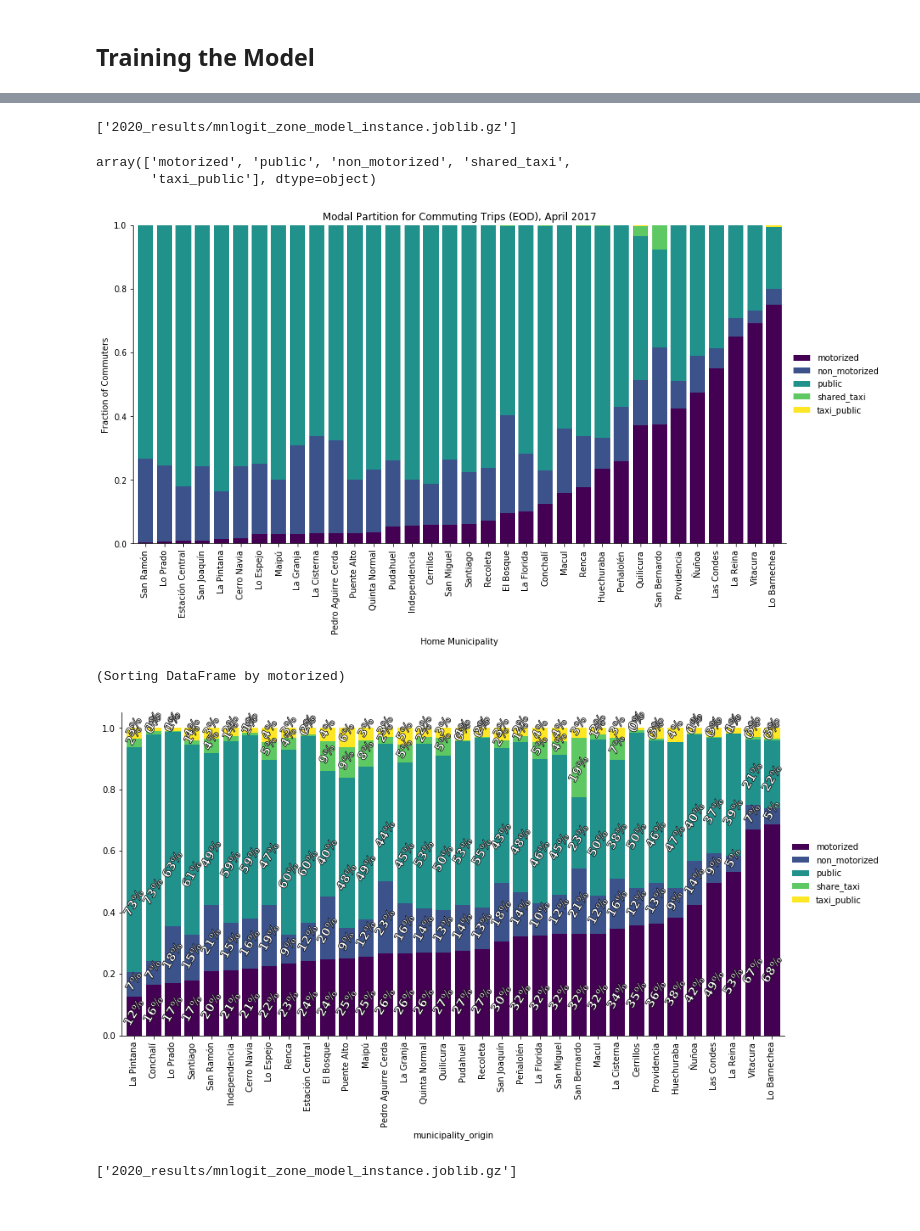
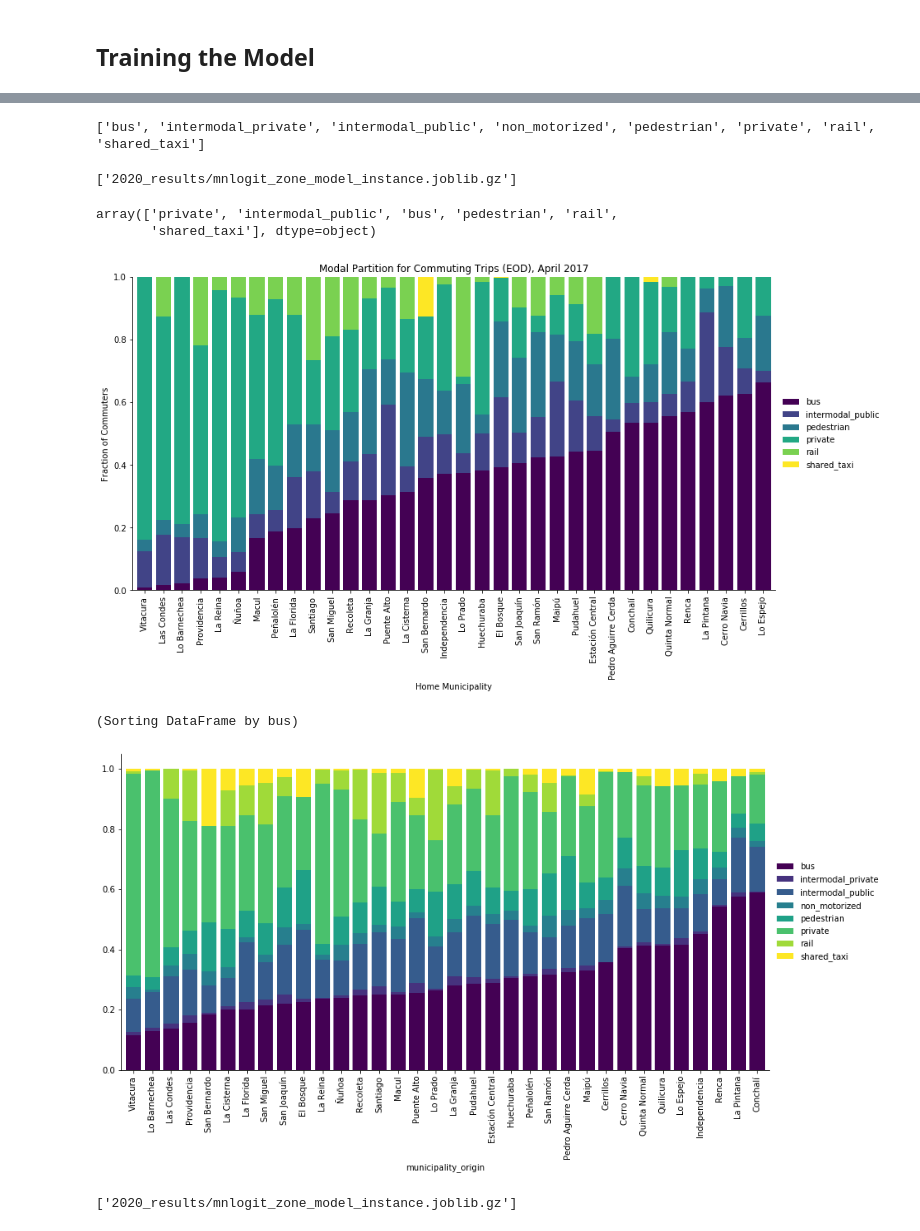
Before and after one commit to Vokturz/mode_of_transportation_notebooks, a Jupyter notebook: EOD_Model_v3.ipynb, the cells around one changed output, grey strips where cells are left out. Saved outputs shown, nothing was run; the diff lists cells and outputs as text; code cells hidden in the pictures.

```diff
--- a/EOD_Model_v3.ipynb
+++ b/EOD_Model_v3.ipynb
@@ -128,16 +128,24 @@ def time_mapping(time):
     else:
         return 'night'
 
-mode_mapping = {
-    'Bip!': 'public',
-    'Auto': 'motorized',
-    'Caminata': 'non_motorized',
-    'Bicicleta': 'non_motorized',
-    'Bip! - Otros Público': 'taxi_public',
-    'Taxi Colectivo': 'share_taxi',
-    'Bip! - Otros Privado': 'taxi_public',
-    'Taxi': 'motorized'
-}
+mode_mapping = {'Auto': 'private',
+ 'Bus TS': 'bus',
+ 'Bus no TS': 'bus',
+ 'Metro': 'rail',
+ 'Taxi Colectivo': 'shared_taxi',
+ 'Taxi ': 'private',
+ 'Bus TS - Bus no TS': 'bus',
+ 'Auto - Metro': 'intermodal_private',
+ 'Bus TS - Metro': 'intermodal_public',
+ 'Bus no TS - Metro': 'intermodal_public',
+ 'Taxi Colectivo - Metro': 'intermodal_private',
+ 'Taxi - Metro': 'intermodal_private',
+ 'Otros - Metro': 'intermodal_public',
+ 'Otros - Bus TS': 'intermodal_public',
+ 'Otros - Bus TS - Metro': 'intermodal_public',
+ 'Otros': 'other',
+ 'Caminata': 'pedestrian',
+ 'Bicicleta': 'non_motorized'}
 
 def estudio_mapping(e):
     if e==1:
@@ -175,17 +183,17 @@ distances = pd.read_csv('./2012_eod_stgo/EOD_STGO/DistanciaViaje.csv', sep=';',
 hogares = pd.read_csv('./2012_eod_stgo/EOD_STGO/Hogares.csv', encoding='iso-8859-1', sep=';', index_col='Hogar', decimal=',')
 
 purposes = pd.read_csv('./2012_eod_stgo/EOD_STGO/Tablas_parametros/Proposito.csv', sep=';', index_col='Id')
-modes = pd.read_csv('./2012_eod_stgo/EOD_STGO/Tablas_parametros/ModoDifusion.csv', sep=';', encoding='iso-8859-1', index_col='ID')
+modes = pd.read_csv('./2012_eod_stgo/EOD_STGO/Tablas_parametros/ModoAgregado.csv', sep=';', encoding='iso-8859-1', index_col='ID')
 sectors = pd.read_csv('./2012_eod_stgo/EOD_STGO/Tablas_parametros/Sector.csv', sep=';', encoding='utf-8', index_col='Sector')
 comunas = pd.read_csv('./2012_eod_stgo/EOD_STGO/Tablas_parametros/Comunas.csv', sep=',', encoding='utf-8', index_col='Id')
 
-mode_per_trip = (pd.read_csv('./2012_eod_stgo/EOD_STGO/ViajesDifusion.csv', sep=';', index_col='Viaje')
-                .join(modes.rename(columns={'ModoDifusion': 'mode_of_transportation'}), on='ModoDifusion'))
+#mode_per_trip = (pd.read_csv('./2012_eod_stgo/EOD_STGO/ViajesDifusion.csv', sep=';', index_col='Viaje')
+#                .join(modes.rename(columns={'ModoDifusion': 'mode_of_transportation'}), on='ModoDifusion'))
 # %%
 trip_features = (eod.join(distances)
  .pipe(lambda x: x[(x['Imputada'] == 0) & (~x.SectorOrigen.isin([0, 7, 9])) & (~x.SectorDestino.isin([0, 7, 9]))])
  .join(purposes.rename(columns={'Proposito': 'purpose'}), on='Proposito')
- .join(mode_per_trip[['mode_of_transportation']])
+ .join(modes.rename({'Modo': 'mode_of_transportation'}, axis=1), on='ModoAgregado')
  .assign(distance=lambda x: x['DistEuclidiana'] / 1000)
  .pipe(lambda x: x[x.distance.between(0.5, 50)])
  .pipe(lambda x: x[x.AnoNac < 1995])
@@ -386,11 +478,14 @@ MNLogit Regression Results
 # %%
 import json
 # sadly statsmodels doesn't save this. presumably it's in alphabetical order, but it's better to check.
-column_names = ['motorized', 'non_motorized', 'public', 'shared_taxi', 'taxi_public']
+column_names = list(feature_matrix.mode_of_transportation.cat.categories)
+print(column_names)
 
 with open('2020_results/mnlogit_column_names.json', 'wt') as f:
     json.dump(column_names, f)
 # --------------------------------------- #
+# %% [output]
+['bus', 'intermodal_private', 'intermodal_public', 'non_motorized', 'pedestrian', 'private', 'rail', 'shared_taxi']
 # %%
 import joblib
 
@@ -398,26 +493,26 @@ joblib.dump(model_results, '2020_results/mnlogit_zone_model_instance.joblib.gz')
 # %% [output]
 ['2020_results/mnlogit_zone_model_instance.joblib.gz']
 # %%
-predictions = model_results.predict(trip_features)
+predictions = model_results.predict(feature_matrix)
 predictions.columns = column_names
 predictions['model_mode'] = predictions.idxmax(axis=1)
 predictions = predictions.join(trip_features.municipality_origin)
 predictions.model_mode.unique()
 # %% [output]
-array(['motorized', 'public', 'non_motorized', 'shared_taxi',
-       'taxi_public'], dtype=object)
+array(['private', 'intermodal_public', 'bus', 'pedestrian', 'rail',
+       'shared_taxi'], dtype=object)
 # %%
 modal_partition = predictions.groupby(['municipality_origin', 'model_mode']).size().reset_index()
 modal_partition = modal_partition.pivot_table(index='municipality_origin', columns='model_mode').fillna(0)
 modal_partition = pd.DataFrame(normalize(modal_partition, norm='l1'), index=modal_partition.index, columns=modal_partition.columns.levels[1])
 modal_partition
 
-ax = (modal_partition.sort_values('motorized')
+ax = (modal_partition.sort_values('bus')
  #.pipe(lambda x: x.loc[:,label_order].copy())
  .plot(kind='bar', stacked=True, width=0.8, legend=False, figsize=(14,7), cmap='viridis', edgecolor='none')
 )
 patch_handles = ax.get_children()
-percentages = modal_partition.sort_values('motorized').values.T.flatten()*100
+percentages = modal_partition.sort_values('bus').values.T.flatten()*100
 for i in range(len(patch_handles)):
     patch = patch_handles[i]
     if isinstance(patch, mpl.patches.Rectangle):
@@ -440,12 +535,12 @@ plt.title('Modal Partition for Commuting Trips (EOD), April 2017')
 plt.ylim([0, 1])
 sns.despine()
 # %% [output]
-[figure, old version]
+[figure, new version]
 # %%
-plot_bar_categorical(trip_features , 'municipality_origin', 'mode_of_transportation', plot_text=True, print_stats=False) #'mode_of_transportation'
+plot_bar_categorical(trip_features , 'municipality_origin', 'mode_of_transportation', plot_text=False, print_stats=False) #'mode_of_transportation'
 # %% [output]
-(Sorting DataFrame by motorized)
+(Sorting DataFrame by bus)
-[figure, old version]
+[figure, new version]
 # %%
 import joblib
 
```
Also changed, not shown: parts of 10 cells of this notebook, 6 other files.
